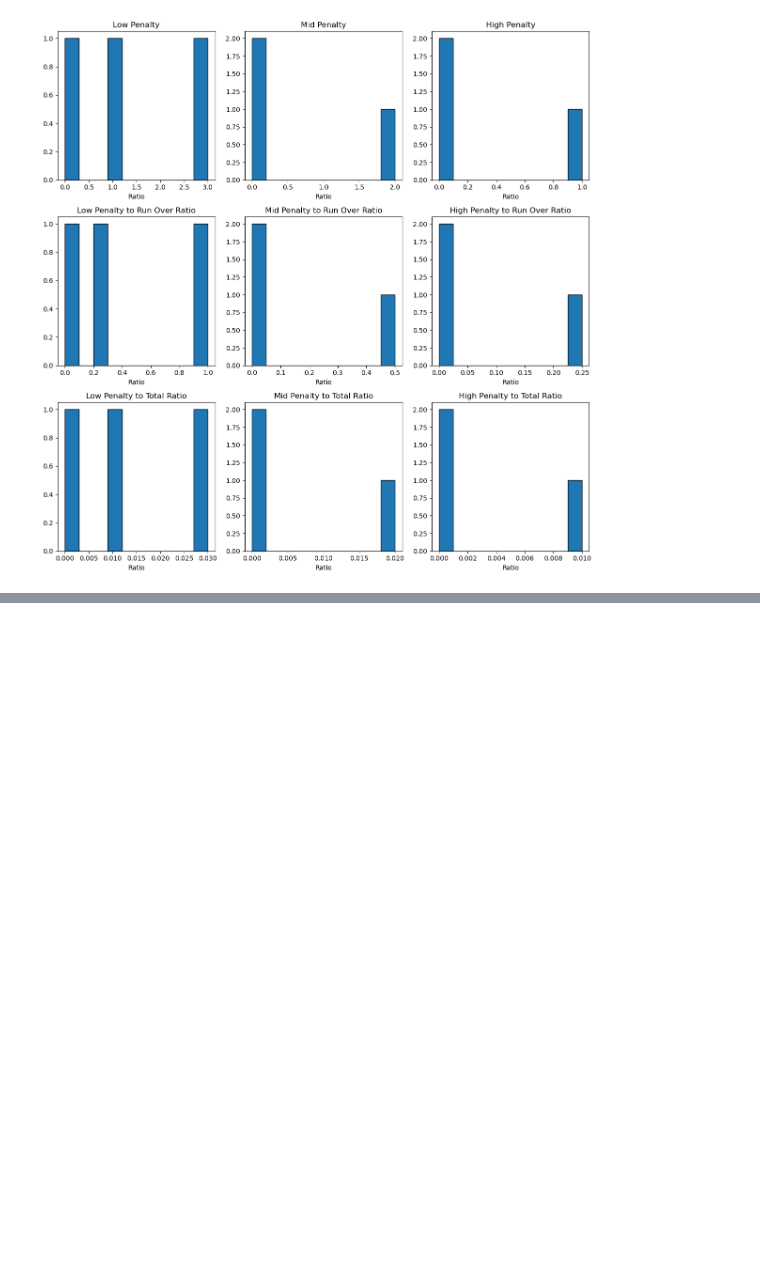
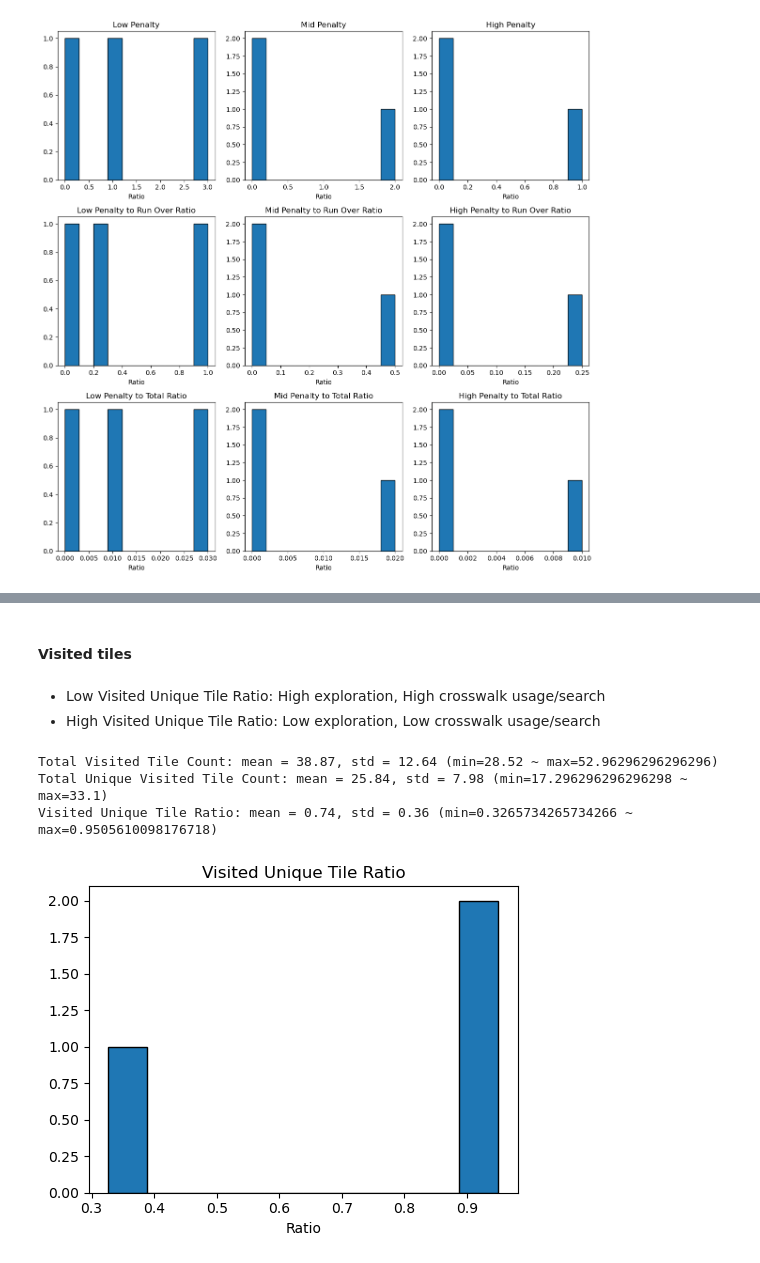
Before and after one commit to bugoverdose/PedestrianEnv, a Jupyter notebook: analysis/summary.ipynb, the cells around one changed output, grey strips where cells are left out. Saved outputs shown, nothing was run; the diff lists cells and outputs as text; code cells hidden in the pictures; blank space fills up the shorter version.

```diff
--- a/analysis/summary.ipynb
+++ b/analysis/summary.ipynb
@@ -368,0 +421,21 @@ High Penalty to Total Ratio: mean = 0.00, std = 0.01 (min=0.0 ~ max=0.01)
+# %% [markdown]
+#### Visited tiles
+# %% [markdown]
+- Low Visited Unique Tile Ratio: High exploration, High crosswalk usage/search
+- High Visited Unique Tile Ratio: Low exploration, Low crosswalk usage/search
+# %%
+print_summary(df["visited_tile_cnt_mean"], "Total Visited Tile Count")
+print_summary(df["visited_unique_tile_cnt_mean"], "Total Unique Visited Tile Count")
+
+fig, axes = plt.subplots(1, 1, figsize=(5, 4))
+visited_unique_tile_ratio = df["visited_unique_tile_ratio"]
+xlable = "Visited Unique Tile Ratio"
+print_summary(visited_unique_tile_ratio, xlable)
+plot_summary(axes, visited_unique_tile_ratio, xlable="Ratio", title=xlable)
+plt.tight_layout()
+plt.show()
+# %% [output]
+Total Visited Tile Count: mean = 38.87, std = 12.64 (min=28.52 ~ max=52.96296296296296)
+Total Unique Visited Tile Count: mean = 25.84, std = 7.98 (min=17.296296296296298 ~ max=33.1)
+Visited Unique Tile Ratio: mean = 0.74, std = 0.36 (min=0.3265734265734266 ~ max=0.9505610098176718)
+[figure, added]
```
Also changed, not shown: parts of 5 cells of this notebook, 2 other files.
